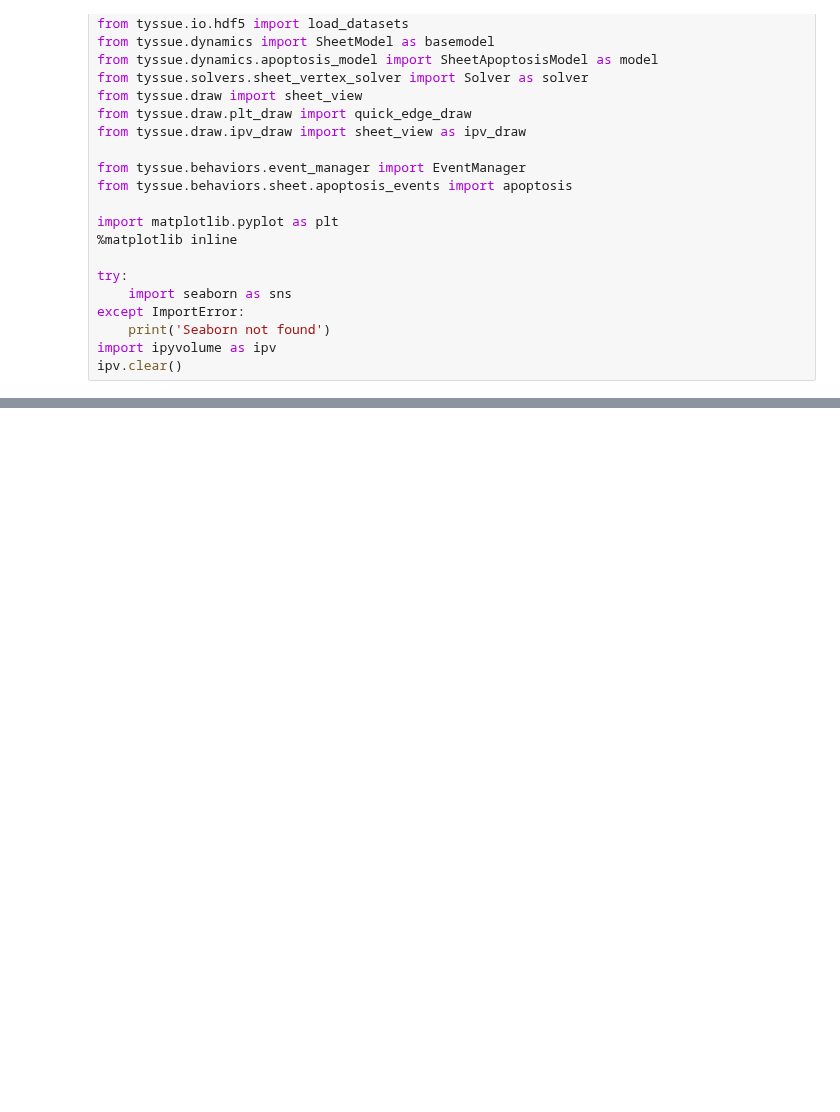
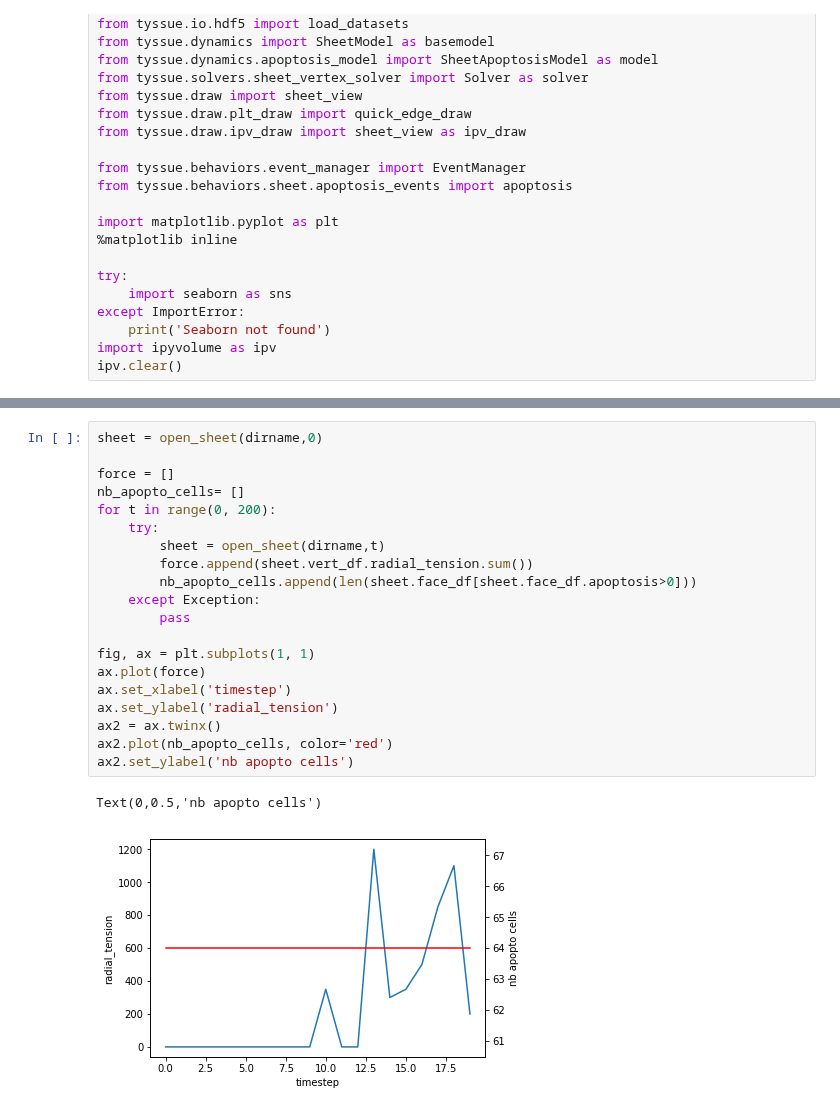
Before and after one commit to suzannelab/polarity, a Jupyter notebook: notebooks/Analysis.ipynb, the cells around one changed output, grey strips where cells are left out. Saved outputs shown, nothing was run; the diff lists cells and outputs as text; blank space fills up the shorter version.

```diff
--- a/notebooks/Analysis.ipynb
+++ b/notebooks/Analysis.ipynb
@@ -147,0 +148,23 @@ Text(0,0.5,'invagination depth')
+# %%
+sheet = open_sheet(dirname,0)
+
+force = []
+nb_apopto_cells= []
+for t in range(0, 200):
+    try:
+        sheet = open_sheet(dirname,t)
+        force.append(sheet.vert_df.radial_tension.sum())
+        nb_apopto_cells.append(len(sheet.face_df[sheet.face_df.apoptosis>0]))
+    except Exception:
+        pass
+
+fig, ax = plt.subplots(1, 1)
+ax.plot(force)
+ax.set_xlabel('timestep')
+ax.set_ylabel('radial_tension')
+ax2 = ax.twinx()
+ax2.plot(nb_apopto_cells, color='red')
+ax2.set_ylabel('nb apopto cells')
+# %% [output]
+Text(0,0.5,'nb apopto cells')
+[figure, added]
```
Also changed, not shown: parts of 7 cells of this notebook, 9 other files.
